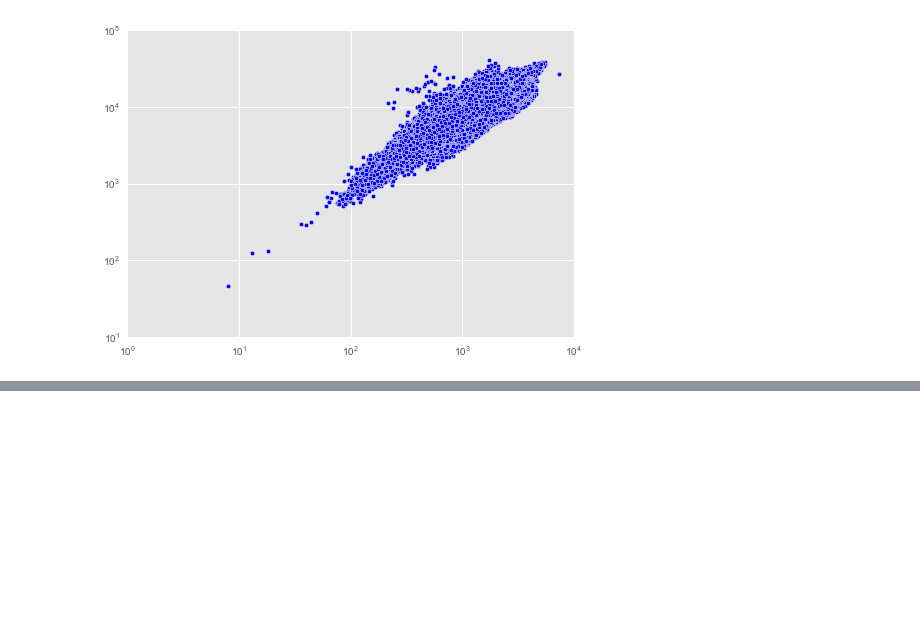
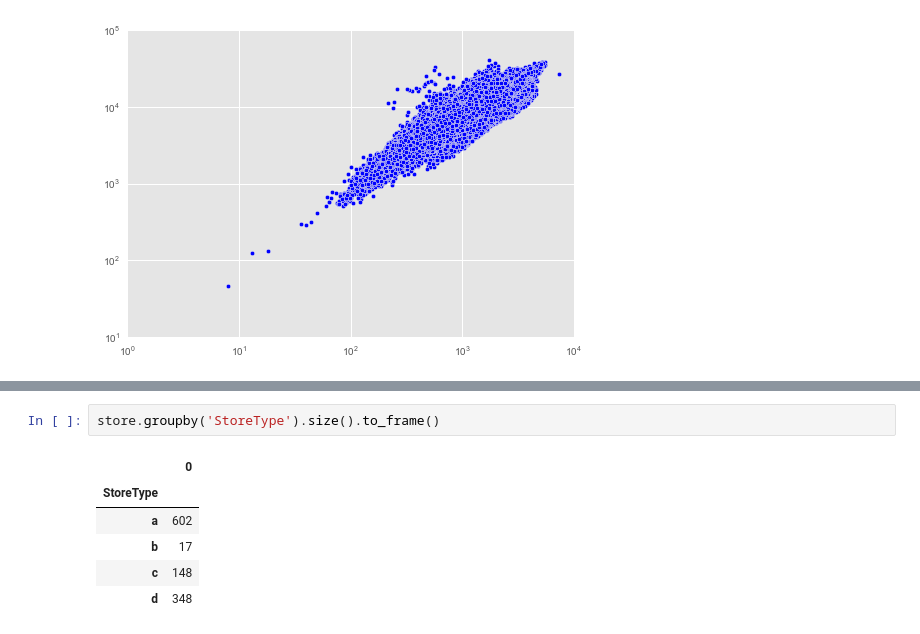
Before and after one commit to chaitu1385/RossmannKaggle, a Jupyter notebook: Data-Exploration/Rossmann Stores Forecasting.ipynb, the cells around one changed output, grey strips where cells are left out. Drawn from its saved outputs; the diff is of its cells as text; blank space fills up the shorter version.

```diff
--- a/Data-Exploration/Rossmann Stores Forecasting.ipynb
+++ b/Data-Exploration/Rossmann Stores Forecasting.ipynb
@@ -420,0 +430,9 @@ plt.show()
+# %%
+store.groupby('StoreType').size().to_frame()
+# %% [output]
+|  | 0 |
+| StoreType |  |
+| a | 602 |
+| b | 17 |
+| c | 148 |
+| d | 348 |
```
Also changed, not shown: parts of 6 cells of this notebook.
